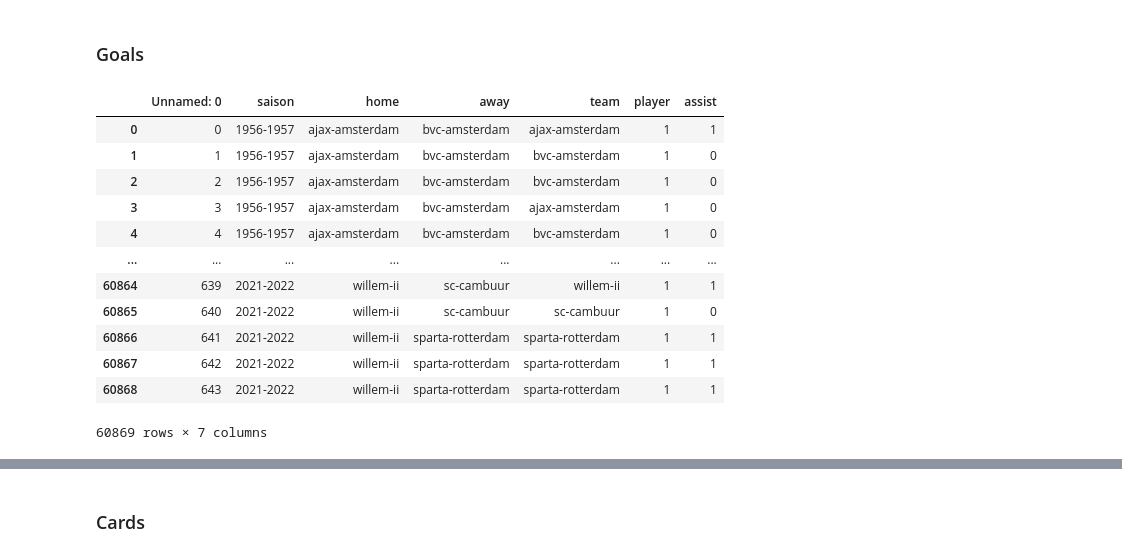
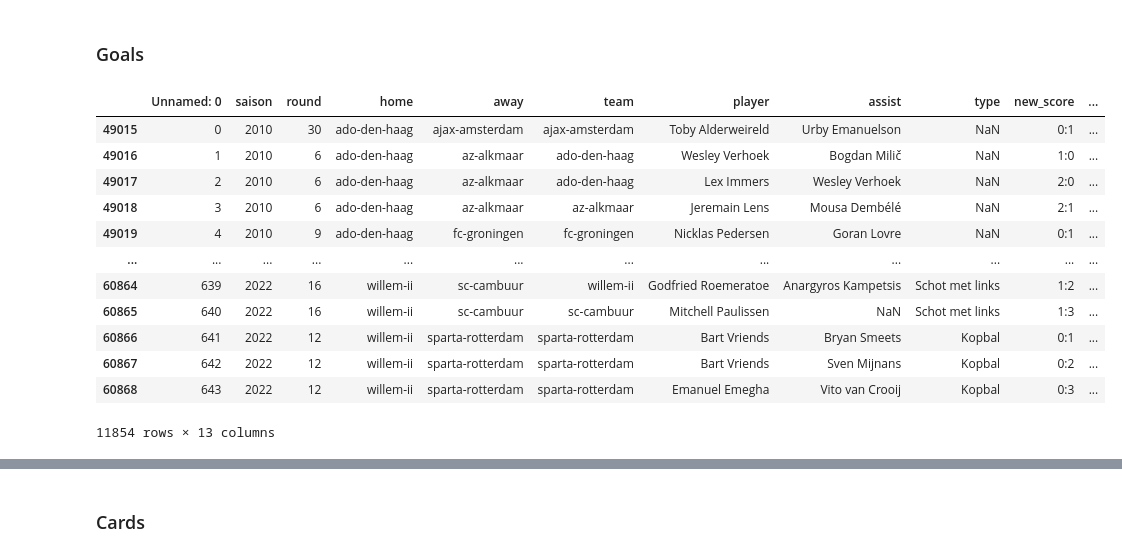
Before and after one commit to mohammedaljader/Football_Predictions_ML, a Jupyter notebook: notebook.ipynb, the cells around one changed output, grey strips where cells are left out. Drawn from its saved outputs; the diff is of its cells as text; code cells hidden in the pictures.

```diff
--- a/notebook.ipynb
+++ b/notebook.ipynb
@@ -32,34 +32,54 @@ def assist(value):
         return 1
     else:
         return 0
+# %%
+def DuplicatesGoals(previousName: str, newName: str ):
+        raw_goals_file["home"].replace({previousName: newName }, inplace=True)
+        raw_goals_file["away"].replace({previousName: newName }, inplace=True)
+        raw_goals_file["team"].replace({previousName: newName }, inplace=True)
+
+
+def toOneSeason(season):
+    return season[5:len(season)]
 # %%
+# we drop the unneccesary columns
+raw_goals_file.drop(columns=['new_score','type','minute','round'])
+
 # Some clubs have different names
 # We replace it to one name
-raw_goals_file["home"].replace({"afc-ajax": "ajax-amsterdam" }, inplace=True)
-raw_goals_file["away"].replace({"afc-ajax": "ajax-amsterdam" }, inplace=True)
-raw_goals_file["team"].replace({"afc-ajax": "ajax-amsterdam" }, inplace=True)
+DuplicatesGoals("afc-ajax", "ajax-amsterdam")
+raw_goals_file['saison'] = raw_goals_file['saison'].apply(toOneSeason)
+raw_goals_file['saison'] = raw_goals_file['saison'].astype(int)
 
-# we drop the unneccesary columns
-filtered_assists = raw_goals_file.drop(columns=['new_score','type','minute','round'])
+filterSeason = raw_goals_file[(raw_goals_file['saison'] >= 2010)]
+
+
+dfGoals = pd.DataFrame(filterSeason)
 
 # We use assist function for both 'assist' and 'player' colunms to count the assists and goals for each game
-filtered_assists['assist'] = raw_goals_file['assist'].apply(assist)
-filtered_assists['player'] = raw_goals_file['player'].apply(assist)
-filtered_assists
+assistNumber = raw_goals_file['assist'].apply(assist)
+goalNumber = raw_goals_file['player'].apply(assist)
+
+dfGoals['assistNumber'] = assistNumber
+dfGoals['goalNumber'] = goalNumber
+
+dfGoals.drop(columns=['new_score','type','minute','round'])
+dfGoals
+# filtered_assists
 # %% [output]
-|  | Unnamed: 0 | saison | home | away | team | player | assist |
-| 0 | 0 | 1956-1957 | ajax-amsterdam | bvc-amsterdam | ajax-amsterdam | 1 | 1 |
-| 1 | 1 | 1956-1957 | ajax-amsterdam | bvc-amsterdam | bvc-amsterdam | 1 | 0 |
-| 2 | 2 | 1956-1957 | ajax-amsterdam | bvc-amsterdam | bvc-amsterdam | 1 | 0 |
-| 3 | 3 | 1956-1957 | ajax-amsterdam | bvc-amsterdam | ajax-amsterdam | 1 | 0 |
-| 4 | 4 | 1956-1957 | ajax-amsterdam | bvc-amsterdam | bvc-amsterdam | 1 | 0 |
-| ... | ... | ... | ... | ... | ... | ... | ... |
-| 60864 | 639 | 2021-2022 | willem-ii | sc-cambuur | willem-ii | 1 | 1 |
-| 60865 | 640 | 2021-2022 | willem-ii | sc-cambuur | sc-cambuur | 1 | 0 |
-| 60866 | 641 | 2021-2022 | willem-ii | sparta-rotterdam | sparta-rotterdam | 1 | 1 |
-| 60867 | 642 | 2021-2022 | willem-ii | sparta-rotterdam | sparta-rotterdam | 1 | 1 |
-| 60868 | 643 | 2021-2022 | willem-ii | sparta-rotterdam | sparta-rotterdam | 1 | 1 |
+|  | Unnamed: 0 | saison | round | home | away | team | player | assist | type | new_score | ... |
+| 49015 | 0 | 2010 | 30 | ado-den-haag | ajax-amsterdam | ajax-amsterdam | Toby Alderweireld | Urby Emanuelson | NaN | 0:1 | ... |
+| 49016 | 1 | 2010 | 6 | ado-den-haag | az-alkmaar | ado-den-haag | Wesley Verhoek | Bogdan Milič | NaN | 1:0 | ... |
+| 49017 | 2 | 2010 | 6 | ado-den-haag | az-alkmaar | ado-den-haag | Lex Immers | Wesley Verhoek | NaN | 2:0 | ... |
+| 49018 | 3 | 2010 | 6 | ado-den-haag | az-alkmaar | az-alkmaar | Jeremain Lens | Mousa Dembélé | NaN | 2:1 | ... |
+| 49019 | 4 | 2010 | 9 | ado-den-haag | fc-groningen | fc-groningen | Nicklas Pedersen | Goran Lovre | NaN | 0:1 | ... |
+| ... | ... | ... | ... | ... | ... | ... | ... | ... | ... | ... | ... |
+| 60864 | 639 | 2022 | 16 | willem-ii | sc-cambuur | willem-ii | Godfried Roemeratoe | Anargyros Kampetsis | Schot met links | 1:2 | ... |
+| 60865 | 640 | 2022 | 16 | willem-ii | sc-cambuur | sc-cambuur | Mitchell Paulissen | NaN | Schot met links | 1:3 | ... |
+| 60866 | 641 | 2022 | 12 | willem-ii | sparta-rotterdam | sparta-rotterdam | Bart Vriends | Bryan Smeets | Kopbal | 0:1 | ... |
+| 60867 | 642 | 2022 | 12 | willem-ii | sparta-rotterdam | sparta-rotterdam | Bart Vriends | Sven Mijnans | Kopbal | 0:2 | ... |
+| 60868 | 643 | 2022 | 12 | willem-ii | sparta-rotterdam | sparta-rotterdam | Emanuel Emegha | Vito van Crooij | Kopbal | 0:3 | ... |
-60869 rows × 7 columns
+11854 rows × 13 columns
 # %%
 # Home team assist and goals
 filterAssist = filtered_assists[(filtered_assists['assist'] == 1)]
```
Also changed, not shown: parts of 5 cells of this notebook.
